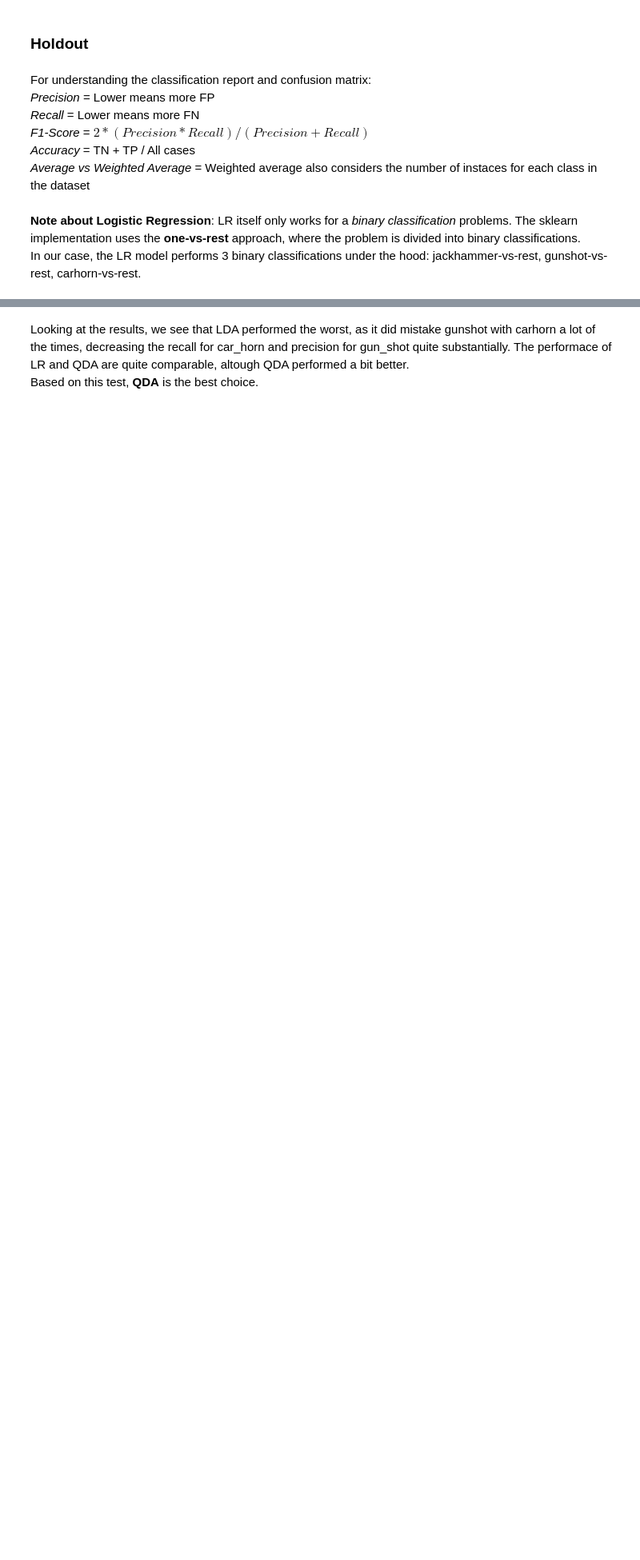
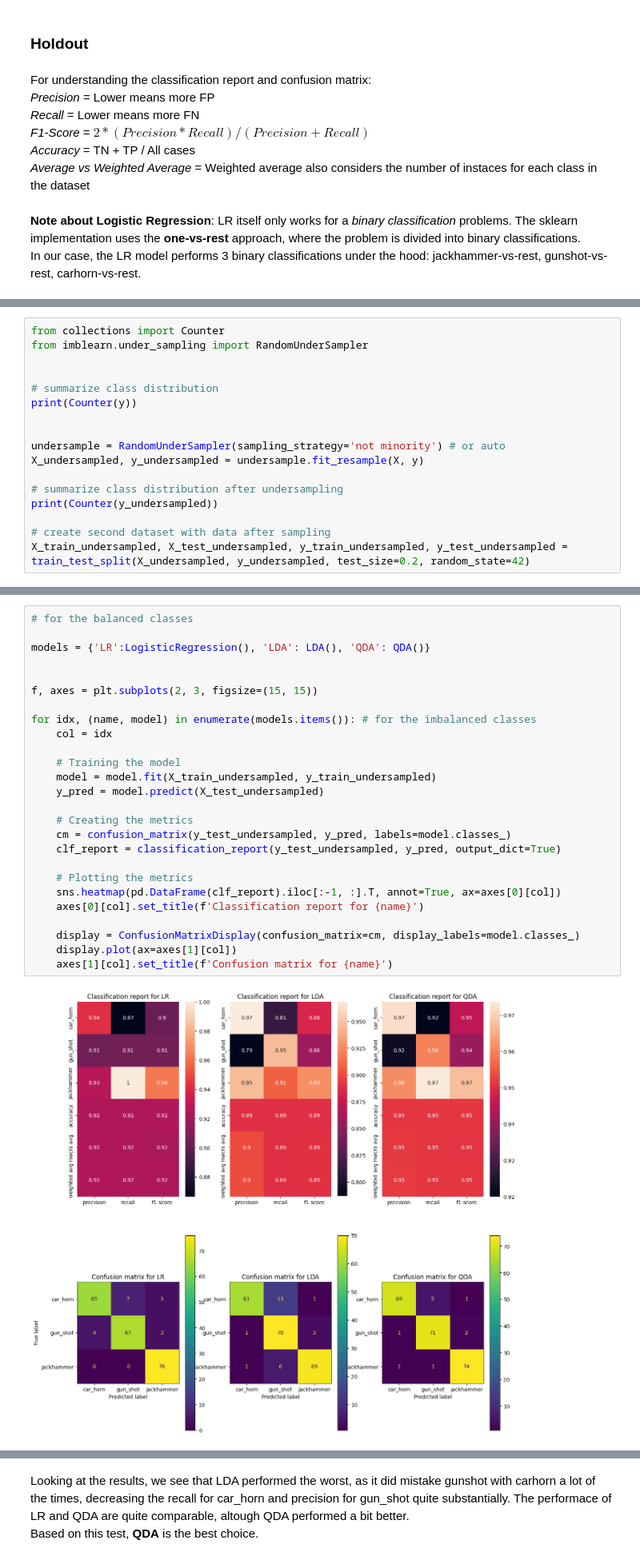
Before and after one commit to qettera/Machine-Learning-Overview, a Jupyter notebook: project.ipynb, the cells around one changed output, grey strips where cells are left out. Shown at 80% size. Saved outputs shown, nothing was run; the diff lists cells and outputs as text; blank space fills up the shorter version.

```diff
--- a/project.ipynb
+++ b/project.ipynb
@@ -269,0 +265,17 @@ In our case, the LR model performs 3 binary classifications under the hood: jack
+# %%
+from collections import Counter
+from imblearn.under_sampling import RandomUnderSampler
+
+
+# summarize class distribution
+print(Counter(y))
+
+
+undersample = RandomUnderSampler(sampling_strategy='not minority') # or auto
+X_undersampled, y_undersampled = undersample.fit_resample(X, y)
+
+# summarize class distribution after undersampling
+print(Counter(y_undersampled))
+
+# create second dataset with data after sampling
+X_train_undersampled, X_test_undersampled, y_train_undersampled, y_test_undersampled = train_test_split(X_undersampled, y_undersampled, test_size=0.2, random_state=42)
@@ -304,3 +317,31 @@ for idx, (name, model) in enumerate(models.items()):
     axes[1][col].set_title(f'Confusion matrix for {name}')
 # %% [output]
 [figure]
+# %%
+# for the balanced classes
+
+models = {'LR':LogisticRegression(), 'LDA': LDA(), 'QDA': QDA()}
+
+
+f, axes = plt.subplots(2, 3, figsize=(15, 15))
+
+for idx, (name, model) in enumerate(models.items()): # for the imbalanced classes
+    col = idx
+
+    # Training the model
+    model = model.fit(X_train_undersampled, y_train_undersampled)
+    y_pred = model.predict(X_test_undersampled)
+
+    # Creating the metrics
+    cm = confusion_matrix(y_test_undersampled, y_pred, labels=model.classes_)
+    clf_report = classification_report(y_test_undersampled, y_pred, output_dict=True)
+
+    # Plotting the metrics
+    sns.heatmap(pd.DataFrame(clf_report).iloc[:-1, :].T, annot=True, ax=axes[0][col])
+    axes[0][col].set_title(f'Classification report for {name}')
+
+    display = ConfusionMatrixDisplay(confusion_matrix=cm, display_labels=model.classes_)
+    display.plot(ax=axes[1][col])
+    axes[1][col].set_title(f'Confusion matrix for {name}')
+# %% [output]
+[figure, added]
```
Also changed, not shown: parts of 104 cells of this notebook.
